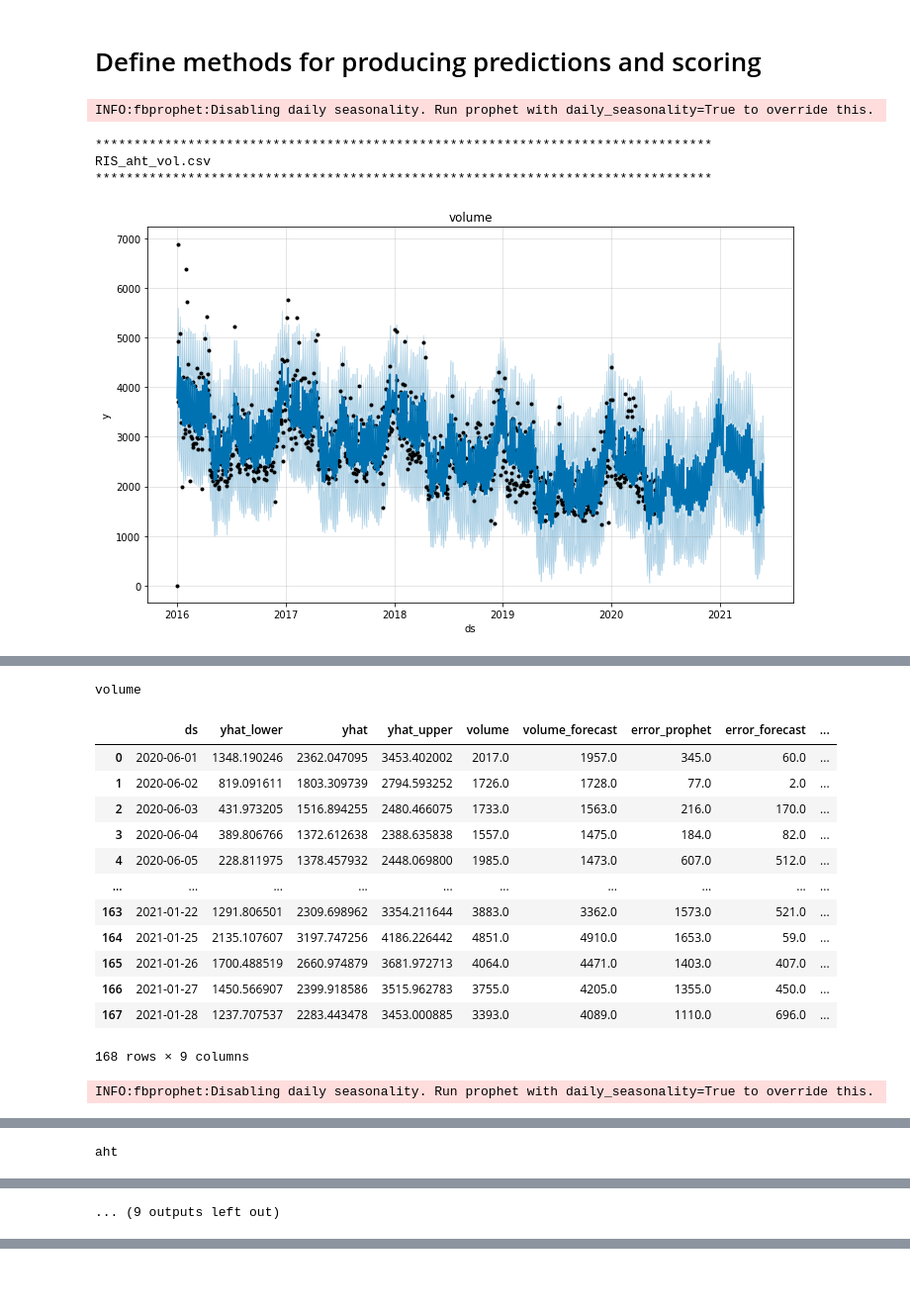
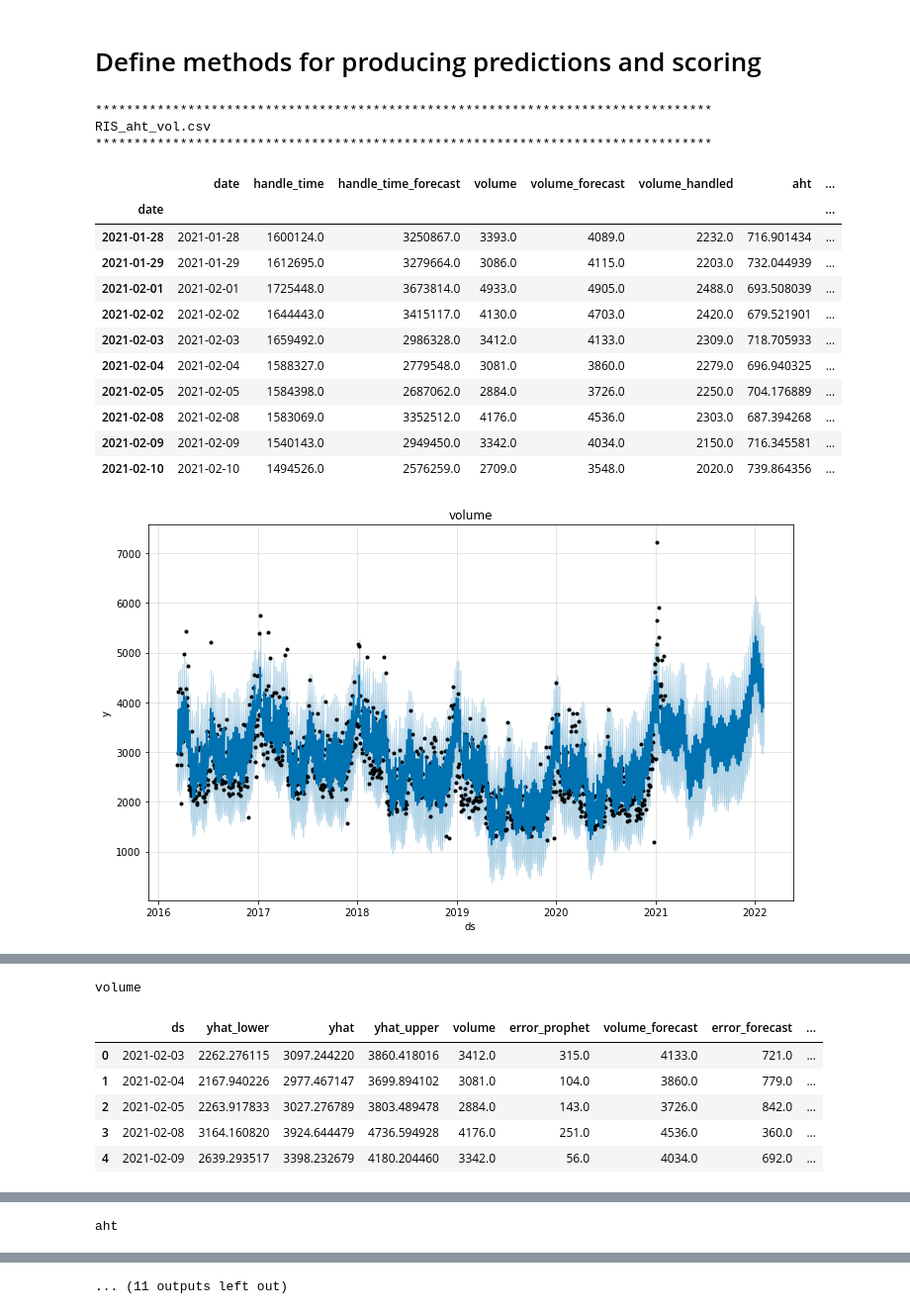
Before and after one commit to majickdave/dji_vol, a Jupyter notebook: notebooks/RIS Prediction Analysis.ipynb, the cells around one changed output, grey strips where cells are left out. Shown at 99% size. Cells and saved outputs as stored; diff of their text form; code cells hidden in the pictures; blank space fills up the shorter version.

```diff
--- a/notebooks/RIS Prediction Analysis.ipynb
+++ b/notebooks/RIS Prediction Analysis.ipynb
@@ -274,22 +304,33 @@ def get_performance(data, fields, start_train, start_test, end_test):
 # %%
 data = ['BRO_aht_vol.csv',
  'WISE-Contractual_aht_vol.csv',
  'CS-National_aht_vol.csv',
  'CS-Alaska_aht_vol.csv',
  'RIS_aht_vol.csv',
  'PSG_aht_vol.csv',
  'BRO-Complex_aht_vol.csv',
  'RCS-PHONES_aht_vol.csv',
  'CS-Maryland_aht_vol.csv',
  'CS-John-Hancock_aht_vol.csv']
 
 data = ['RIS_aht_vol.csv']
 performance = get_performance(data,
-                                    ['volume', 'aht','handle_time'] ,
-                                    '2016-01-01', '2020-06-01', '2021-01-29')
+                                    ['volume', 'aht','handle_time', 'abandonment_rate'] ,
+                                    '2016-03-10', '2021-02-03', '2021-02-10', metric='mape')
 # %% [output]
-INFO:fbprophet:Disabling daily seasonality. Run prophet with daily_seasonality=True to override this.
+********************************************************************************
+RIS_aht_vol.csv
+********************************************************************************
-********************************************************************************
-RIS_aht_vol.csv
-********************************************************************************
+|  | date | handle_time | handle_time_forecast | volume | volume_forecast | volume_handled | aht | ... |
+| date |  |  |  |  |  |  |  | ... |
+| 2021-01-28 | 2021-01-28 | 1600124.0 | 3250867.0 | 3393.0 | 4089.0 | 2232.0 | 716.901434 | ... |
+| 2021-01-29 | 2021-01-29 | 1612695.0 | 3279664.0 | 3086.0 | 4115.0 | 2203.0 | 732.044939 | ... |
+| 2021-02-01 | 2021-02-01 | 1725448.0 | 3673814.0 | 4933.0 | 4905.0 | 2488.0 | 693.508039 | ... |
+| 2021-02-02 | 2021-02-02 | 1644443.0 | 3415117.0 | 4130.0 | 4703.0 | 2420.0 | 679.521901 | ... |
+| 2021-02-03 | 2021-02-03 | 1659492.0 | 2986328.0 | 3412.0 | 4133.0 | 2309.0 | 718.705933 | ... |
+| 2021-02-04 | 2021-02-04 | 1588327.0 | 2779548.0 | 3081.0 | 3860.0 | 2279.0 | 696.940325 | ... |
+| 2021-02-05 | 2021-02-05 | 1584398.0 | 2687062.0 | 2884.0 | 3726.0 | 2250.0 | 704.176889 | ... |
+| 2021-02-08 | 2021-02-08 | 1583069.0 | 3352512.0 | 4176.0 | 4536.0 | 2303.0 | 687.394268 | ... |
+| 2021-02-09 | 2021-02-09 | 1540143.0 | 2949450.0 | 3342.0 | 4034.0 | 2150.0 | 716.345581 | ... |
+| 2021-02-10 | 2021-02-10 | 1494526.0 | 2576259.0 | 2709.0 | 3548.0 | 2020.0 | 739.864356 | ... |
-[figure, old version]
+[figure, new version]
@@ -297,15 +338,7 @@ RIS_aht_vol.csv
-volume
-|  | ds | yhat_lower | yhat | yhat_upper | volume | volume_forecast | error_prophet | error_forecast | ... |
-| 0 | 2020-06-01 | 1348.190246 | 2362.047095 | 3453.402002 | 2017.0 | 1957.0 | 345.0 | 60.0 | ... |
-| 1 | 2020-06-02 | 819.091611 | 1803.309739 | 2794.593252 | 1726.0 | 1728.0 | 77.0 | 2.0 | ... |
-| 2 | 2020-06-03 | 431.973205 | 1516.894255 | 2480.466075 | 1733.0 | 1563.0 | 216.0 | 170.0 | ... |
-| 3 | 2020-06-04 | 389.806766 | 1372.612638 | 2388.635838 | 1557.0 | 1475.0 | 184.0 | 82.0 | ... |
-| 4 | 2020-06-05 | 228.811975 | 1378.457932 | 2448.069800 | 1985.0 | 1473.0 | 607.0 | 512.0 | ... |
-| ... | ... | ... | ... | ... | ... | ... | ... | ... | ... |
-| 163 | 2021-01-22 | 1291.806501 | 2309.698962 | 3354.211644 | 3883.0 | 3362.0 | 1573.0 | 521.0 | ... |
-| 164 | 2021-01-25 | 2135.107607 | 3197.747256 | 4186.226442 | 4851.0 | 4910.0 | 1653.0 | 59.0 | ... |
-| 165 | 2021-01-26 | 1700.488519 | 2660.974879 | 3681.972713 | 4064.0 | 4471.0 | 1403.0 | 407.0 | ... |
-| 166 | 2021-01-27 | 1450.566907 | 2399.918586 | 3515.962783 | 3755.0 | 4205.0 | 1355.0 | 450.0 | ... |
-| 167 | 2021-01-28 | 1237.707537 | 2283.443478 | 3453.000885 | 3393.0 | 4089.0 | 1110.0 | 696.0 | ... |
-168 rows × 9 columns
-INFO:fbprophet:Disabling daily seasonality. Run prophet with daily_seasonality=True to override this.
+volume
+|  | ds | yhat_lower | yhat | yhat_upper | volume | error_prophet | volume_forecast | error_forecast | ... |
+| 0 | 2021-02-03 | 2262.276115 | 3097.244220 | 3860.418016 | 3412.0 | 315.0 | 4133.0 | 721.0 | ... |
+| 1 | 2021-02-04 | 2167.940226 | 2977.467147 | 3699.894102 | 3081.0 | 104.0 | 3860.0 | 779.0 | ... |
+| 2 | 2021-02-05 | 2263.917833 | 3027.276789 | 3803.489478 | 2884.0 | 143.0 | 3726.0 | 842.0 | ... |
+| 3 | 2021-02-08 | 3164.160820 | 3924.644479 | 4736.594928 | 4176.0 | 251.0 | 4536.0 | 360.0 | ... |
+| 4 | 2021-02-09 | 2639.293517 | 3398.232679 | 4180.204460 | 3342.0 | 56.0 | 4034.0 | 692.0 | ... |
@@ -314 +358,0 @@ INFO:fbprophet:Disabling daily seasonality. Run prophet with daily_seasonality=T
-aht
@@ -327 +359 @@ aht
-... (9 outputs left out)
+aht
@@ -328,3 +378,4 @@ aht
+... (11 outputs left out)
 # %%
 # # run method for any business unit, kpi, and start and end date of testing
 # m, diff, forecast = get_performance(['RIS_aht_vol.csv'], ['handle_time'], '2020-06-01', '2021-01-18')
```
Also changed, not shown: parts of 5 cells of this notebook, 17 other files.
